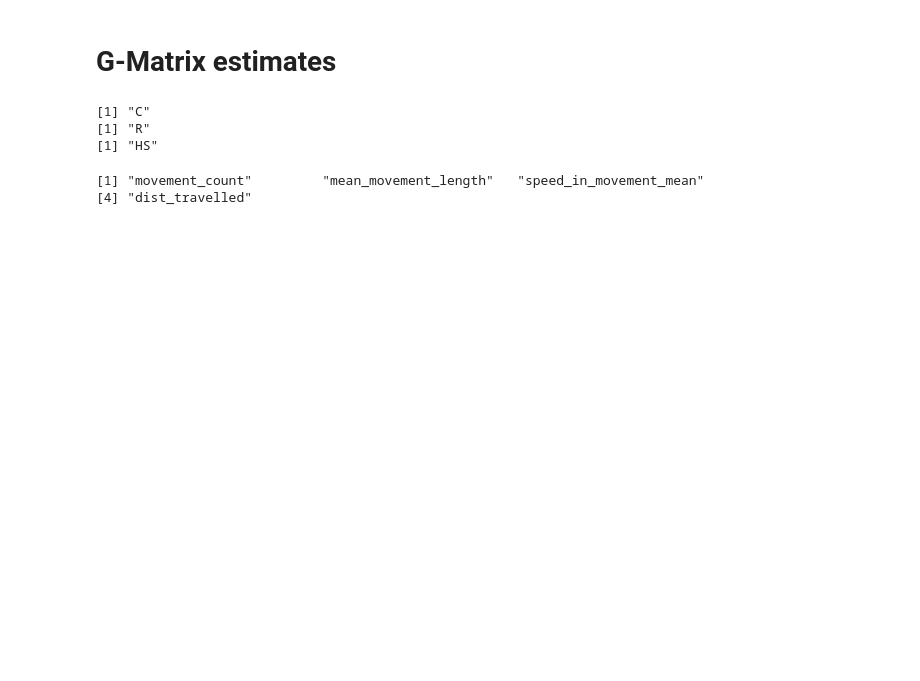
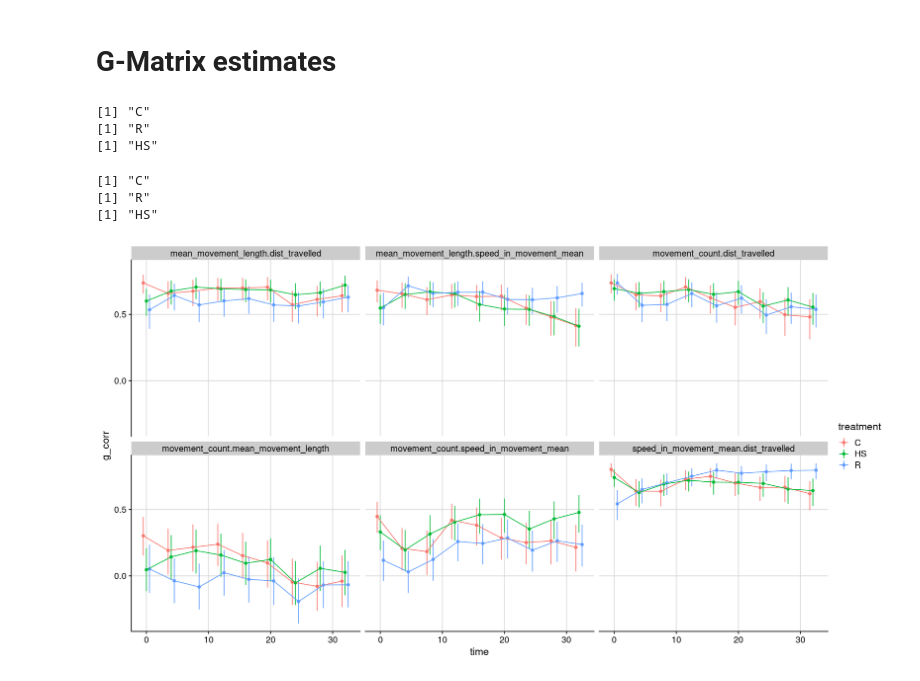
Before and after one commit to Wolfffff/quantitative-genetics-behavior, a Jupyter notebook: sandbox/20210603_Wolf/20210520_Example_H2-MCMC+G-matrix.ipynb, the cells around one changed output. Saved outputs shown, nothing was run; the diff lists cells and outputs as text; code cells hidden in the pictures; blank space fills up the shorter version.

```diff
--- a/sandbox/20210603_Wolf/20210520_Example_H2-MCMC+G-matrix.ipynb
+++ b/sandbox/20210603_Wolf/20210520_Example_H2-MCMC+G-matrix.ipynb
@@ -433,10 +444,43 @@ for (treatment in c("C","R","HS")){
 [1] "R"
 [1] "HS"
 # %%
-traits
+
+genetic_correlations_df = data.frame(time = numeric(),
+                                     treatment = character(),
+                                     trait.pair = character(),
+                                     g_corr = numeric(),
+                                     upper = numeric(),
+                                     lower = numeric())
+
+for (treatment in c("C","R","HS")){
+    print(treatment)
+    for (time in unique(f1s_df_ts_filtered$slicetime)){
+        current_Gs = Gs_list[[paste(treatment, time, sep = ".")]]
+        current_gcorr_list = alply(current_Gs, 1, cov2cor)
+        for(trait_1 in 1:3){
+            for(trait_2 in (trait_1+1):4){
+                corrs = sapply(current_gcorr_list, function(x) x[trait_1, trait_2])
+                estimates = quantile(corrs, c(0.1, 0.5, 0.9))
+                genetic_correlations_df[nrow(genetic_correlations_df)+1,] =
+                                data.frame(time = time, treatment = treatment,
+                                           trait.pair = paste(traits[trait_1], traits[trait_2], sep = "."),
+                                           g_corr = estimates[2], upper = estimates[3], lower = estimates[1])
+            }
+        }
+    }
+}
 # %% [output]
-[1] "movement_count"         "mean_movement_length"   "speed_in_movement_mean"
-[4] "dist_travelled"
+[1] "C"
+[1] "R"
+[1] "HS"
+# %%
+genetic_correlations_df %>%
+    ggplot() + aes(y=g_corr, color=treatment, x=time)  +
+    geom_point(position=position_dodge(width = 1.5)) +
+    geom_linerange(aes(ymin = lower, ymax = upper), position=position_dodge(width = 1.5)) +
+    geom_line(position=position_dodge(width = 1.5)) + facet_wrap(~trait.pair) + theme_cowplot() + background_grid()
+# %% [output]
+[figure, added]
 # %%
 options(repr.plot.width=10, repr.plot.height=20)
 # Pretty big genetic correlations
```
Also changed, not shown: parts of 10 cells of this notebook.
